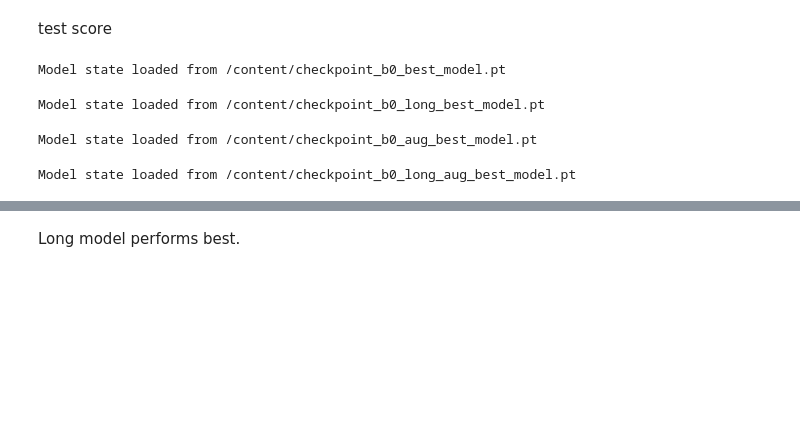
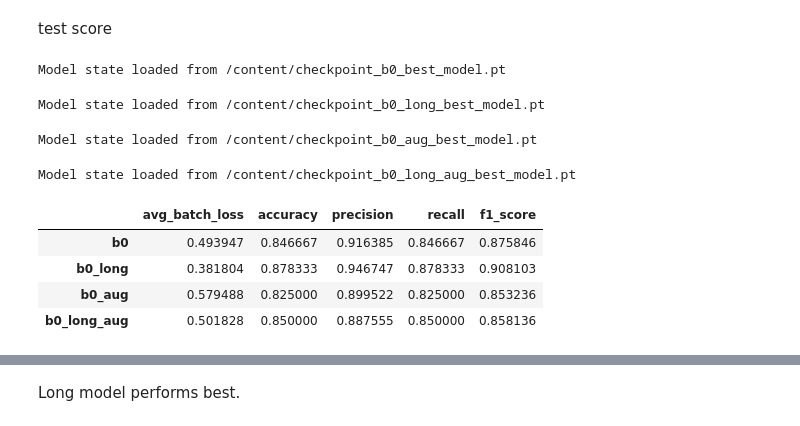
Before and after one commit to zy0531/EcoTrashAI, a Jupyter notebook: notebooks/garbage.ipynb, the cells around one changed output, grey strips where cells are left out. Drawn from its saved outputs; the diff is of its cells as text; code cells hidden in the pictures; blank space fills up the shorter version.

```diff
--- a/notebooks/garbage.ipynb
+++ b/notebooks/garbage.ipynb
@@ -495,6 +490,14 @@ Model state loaded from /content/checkpoint_b0_aug_best_model.pt
 Model state loaded from /content/checkpoint_b0_long_aug_best_model.pt
 # %%
 results_df = pd.DataFrame(all_results, index=all_model_names)
+# %%
+results_df
+# %% [output]
+|  | avg_batch_loss | accuracy | precision | recall | f1_score |
+| b0 | 0.493947 | 0.846667 | 0.916385 | 0.846667 | 0.875846 |
+| b0_long | 0.381804 | 0.878333 | 0.946747 | 0.878333 | 0.908103 |
+| b0_aug | 0.579488 | 0.825000 | 0.899522 | 0.825000 | 0.853236 |
+| b0_long_aug | 0.501828 | 0.850000 | 0.887555 | 0.850000 | 0.858136 |
 # %%
 results_df.T.plot(kind='bar', rot=45)
 # %% [output]
```
Also changed, not shown: parts of 15 cells of this notebook.
